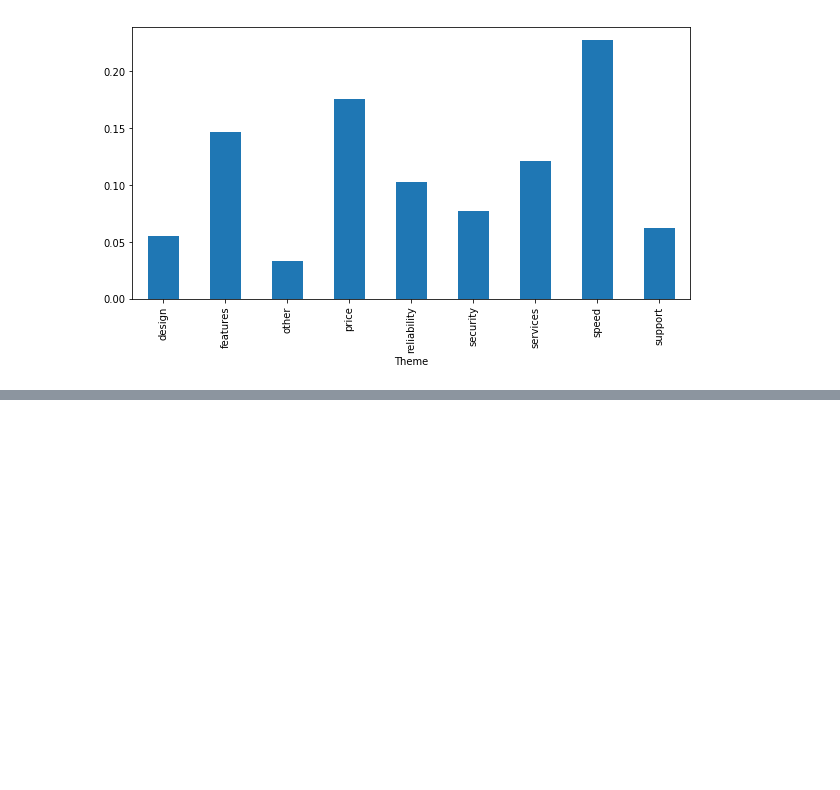
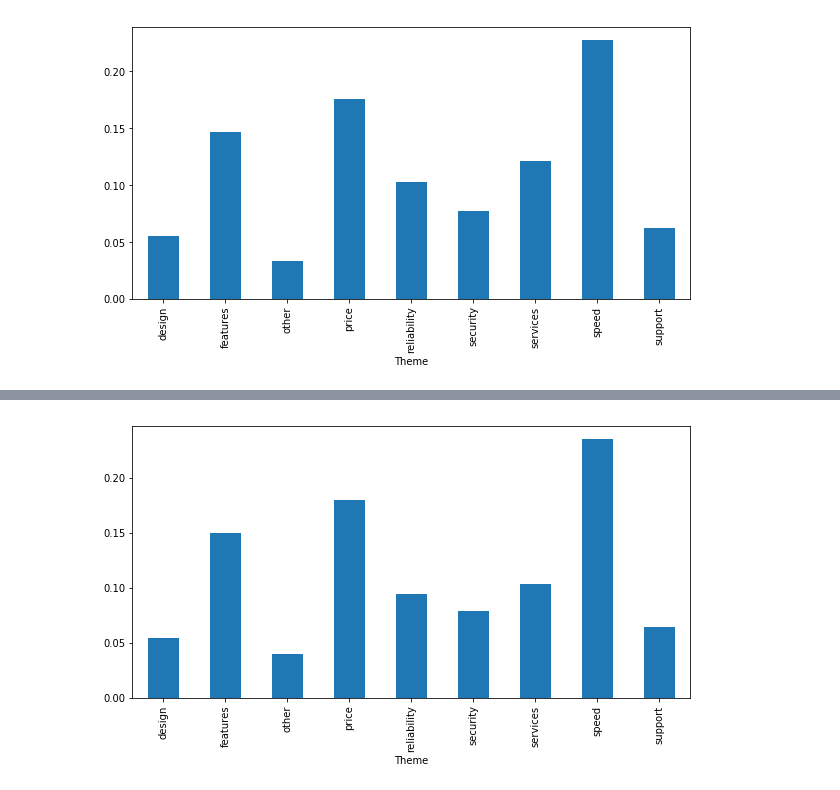
Before and after one commit to arag1/microsoftxpieDatathon, a Jupyter notebook: Scripts/exploration.ipynb, the cells around one changed output, grey strips where cells are left out. Drawn from its saved outputs; the diff is of its cells as text; code cells hidden in the pictures; blank space fills up the shorter version.

```diff
--- a/Scripts/exploration.ipynb
+++ b/Scripts/exploration.ipynb
@@ -90,3 +100,10 @@ susProcessTime[susProcessTime['Theme'] == 'services']
 # %% [output]
 |  | SupportTicketID | CustomerID | DateCreated | DateCompleted | Escalated | Theme | Theme_Desc | Text | ... |
 | 245 | 84721 | 10036036 | 2018-05-31 | 2018-02-06 | 0 | services | delivery services, installation s... | The installation team was prompt ... | ... |
+# %%
+dataInter = data.groupby('Theme').count()['SupportTicketID']
+dataThemeCounts = dataInter / sum(dataInter)
+plt.figure(figsize = (10, 5))
+dataThemeCounts.plot(kind = 'bar');
+# %% [output]
+[figure, added]
```
Also changed, not shown: parts of 11 cells of this notebook.
